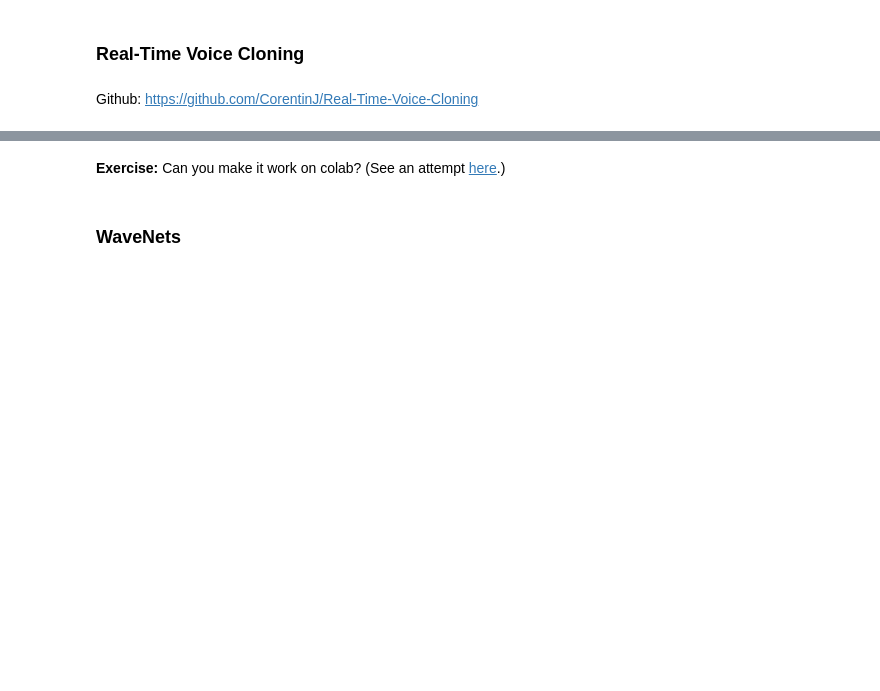
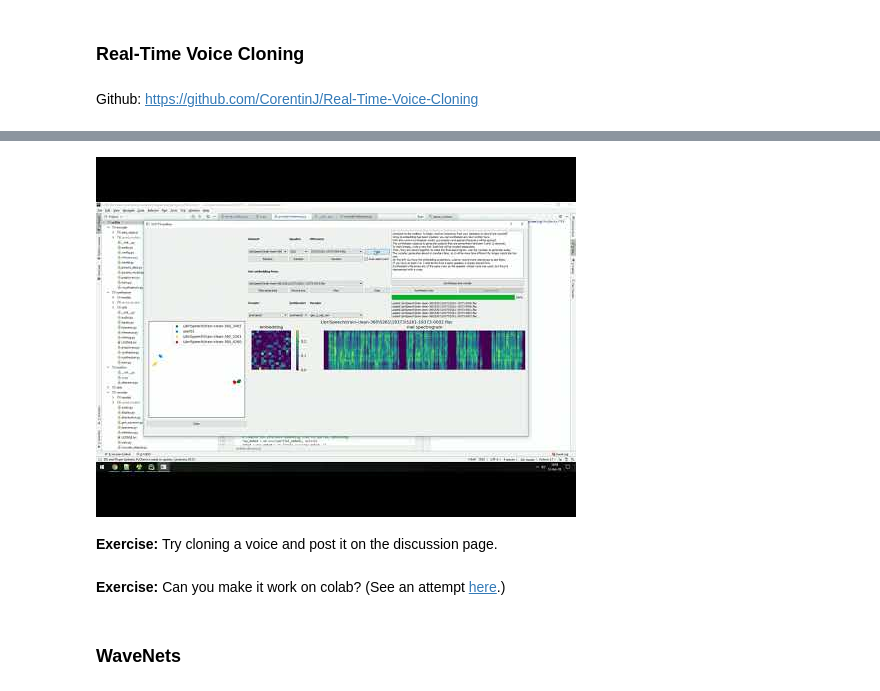
Before and after one commit to ccha23/CS3481, a Jupyter notebook: CS3481_Tutorial_7.ipynb, the cells around one changed output, grey strips where cells are left out. Cells and saved outputs as stored; diff of their text form; code cells hidden in the pictures; blank space fills up the shorter version.

```diff
--- a/CS3481_Tutorial_7.ipynb
+++ b/CS3481_Tutorial_7.ipynb
@@ -50,3 +70,9 @@ Github: https://github.com/CorentinJ/Real-Time-Voice-Cloning
+# %%
+display_youtube_video("https://www.youtube.com/watch?v=-O_hYhToKoA", width=800, height=600)
+# %% [output]
+[figure, added]
+# %% [markdown]
+**Exercise:** Try cloning a voice and post it on the discussion page.
 # %% [markdown]
 **Exercise:** Can you make it work on colab? (See an attempt [here](https://twitter.com/ak92501/status/1157046193798766592).)
 # %% [markdown]
```
Also changed, not shown: parts of 12 cells of this notebook.
